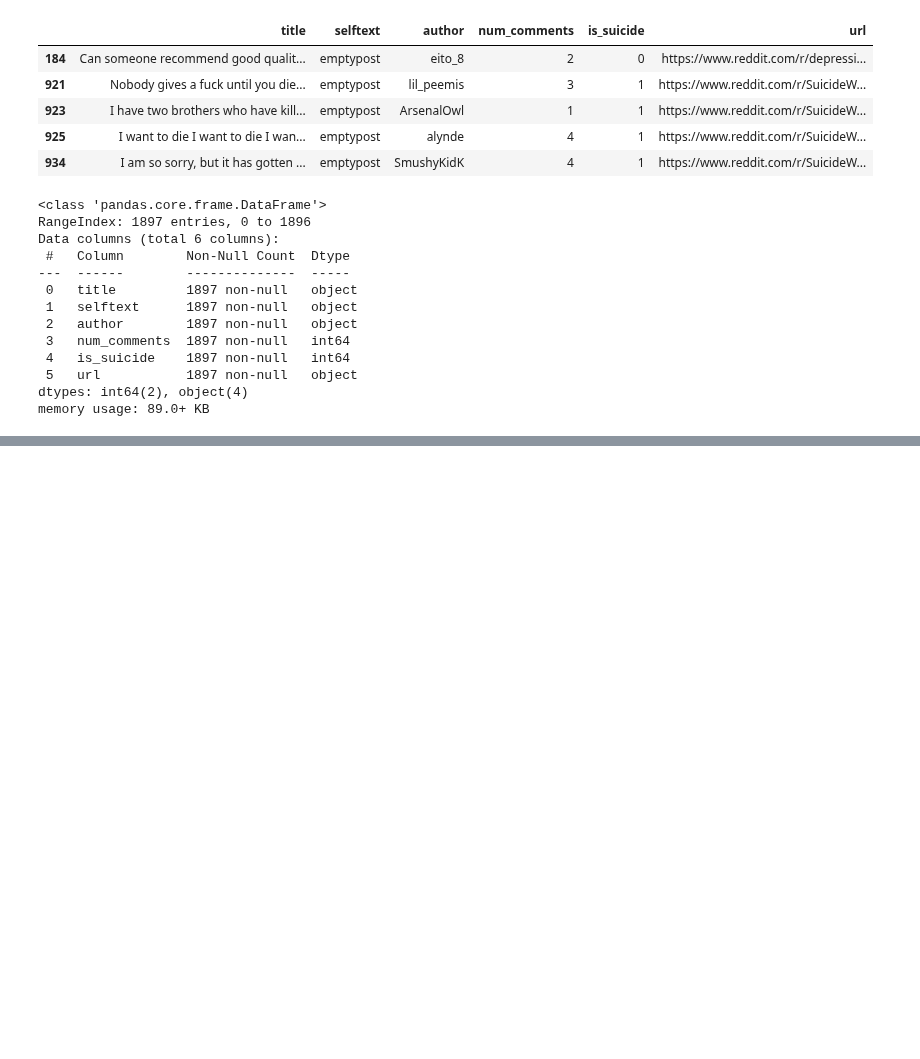
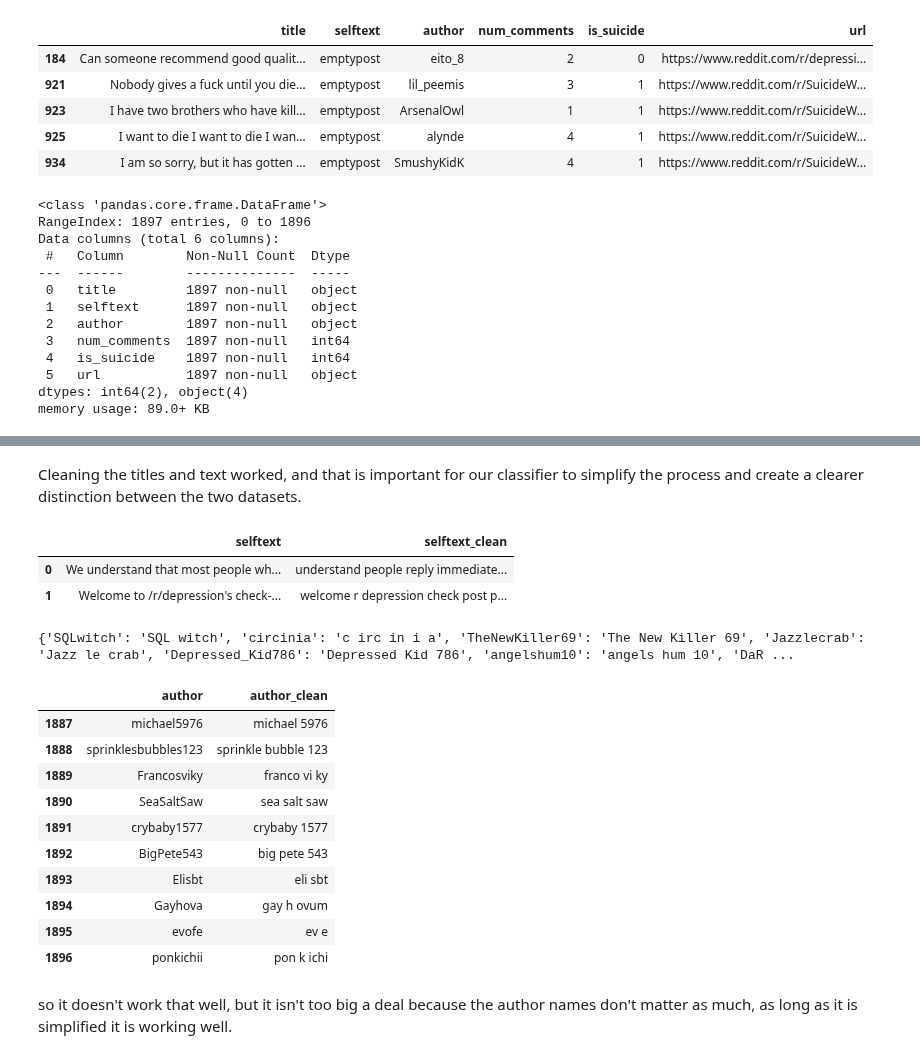
Before and after one commit to ayaanzhaque/SuiSense, a Jupyter notebook: notebooks/data_processing.ipynb, the cells around one changed output, grey strips where cells are left out. Cells and saved outputs as stored; diff of their text form; code cells hidden in the pictures; blank space fills up the shorter version.

Commit message:
pre-processing complete

```diff
--- a/notebooks/data_processing.ipynb
+++ b/notebooks/data_processing.ipynb
@@ -216,0 +277,64 @@ memory usage: 89.0+ KB
+# %% [markdown]
+Cleaning the titles and text worked, and that is important for our classifier to simplify the process and create a clearer distinction between the two datasets.
+# %%
+# checking selftext_clean
+pd.set_option("display.max_colwidth", 1000)
+combined_data[["selftext","selftext_clean"]].head(2)
+# %% [output]
+|  | selftext | selftext_clean |
+| 0 | We understand that most people wh... | understand people reply immediate... |
+| 1 | Welcome to /r/depression's check-... | welcome r depression check post p... |
+# %%
+# testing wordninja
+author_test = []
+for i in range(10):
+    splits_list = wordninja.split(combined_data["author"][i])
+    combined_string = " ".join(splits_list)
+    author_test.append(combined_string)
+test_dict = {combined_data["author"][i]:author_test[i] for i in range(10)}
+print(test_dict)
+# %% [output]
+{'SQLwitch': 'SQL witch', 'circinia': 'c irc in i a', 'TheNewKiller69': 'The New Killer 69', 'Jazzlecrab': 'Jazz le crab', 'Depressed_Kid786': 'Depressed Kid 786', 'angelshum10': 'angels hum 10', 'DaR ...
+# %%
+# lets also clean the author names
+def processing_author_names(series_to_process):
+    author_split = []
+    for i in range(len(series_to_process)):
+        splits_list = wordninja.split(series_to_process[i])
+        combined_string = " ".join(splits_list)
+        author_split.append(combined_string)
+    new_list = []
+    tokenizer = RegexpTokenizer(r'(\w+)')
+    lemmatizer = WordNetLemmatizer()
+    for i in range(len(author_split)):
+        #TOKENISED ITEM(LONG STRING) IN A LIST
+        dirty_string = (author_split)[i].lower()
+        words_only = tokenizer.tokenize(dirty_string) #WORDS_ONLY IS A LIST THAT DOESN'T HAVE PUNCTUATION
+        #LEMMATISE THE ITEMS IN WORDS_ONLY
+        words_only_lem = [lemmatizer.lemmatize(i) for i in words_only]
+        #REMOVING STOP WORDS FROM THE LEMMATIZED LIST
+        words_without_stop = [i for i in words_only_lem if i not in stopwords.words("english")]
+        #RETURN SEPERATED WORDS INTO LONG STRING
+        long_string_clean = " ".join(word for word in words_without_stop)
+        new_list.append(long_string_clean)
+    return new_list
+# %%
+combined_data["author_clean"]= processing_author_names(combined_data["author"])
+
+# checking author_clean
+pd.set_option("display.max_colwidth", 100)
+combined_data[["author","author_clean"]].tail(10)
+# %% [output]
+|  | author | author_clean |
+| 1887 | michael5976 | michael 5976 |
+| 1888 | sprinklesbubbles123 | sprinkle bubble 123 |
+| 1889 | Francosviky | franco vi ky |
+| 1890 | SeaSaltSaw | sea salt saw |
+| 1891 | crybaby1577 | crybaby 1577 |
+| 1892 | BigPete543 | big pete 543 |
+| 1893 | Elisbt | eli sbt |
+| 1894 | Gayhova | gay h ovum |
+| 1895 | evofe | ev e |
+| 1896 | ponkichii | pon k ichi |
+# %% [markdown]
+so it doesn't work that well, but it isn't too big a deal because the author names don't matter as much, as long as it is simplified it is working well.
```
Also changed, not shown: parts of 7 cells of this notebook.
